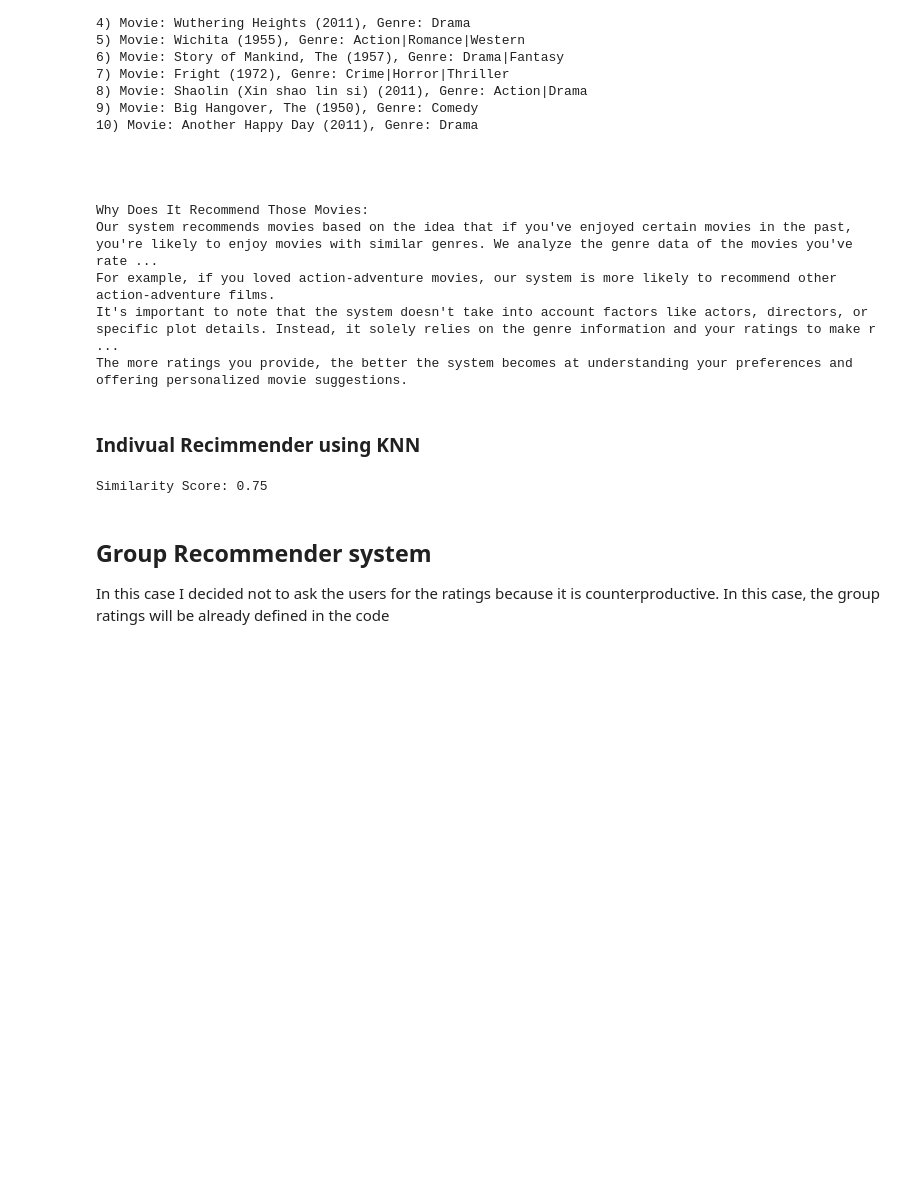
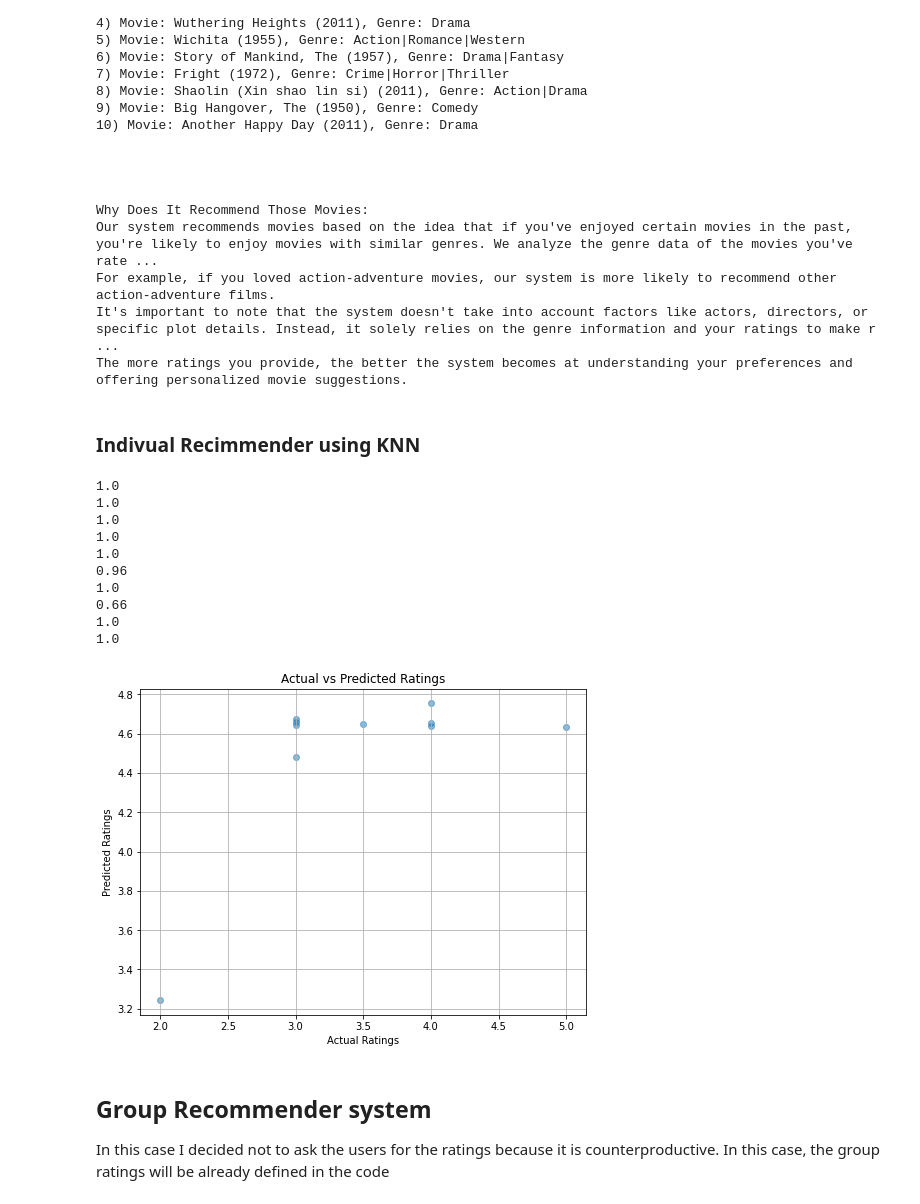
Before and after one commit to Boris0318/RecommenderSystems, a Jupyter notebook: main.ipynb, the cells around one changed output. Saved outputs shown, nothing was run; the diff lists cells and outputs as text; code cells hidden in the pictures; blank space fills up the shorter version.

```diff
--- a/main.ipynb
+++ b/main.ipynb
@@ -96,0 +259,4 @@ def recommendKNN(movie_ratings, new_user_id, ratings_df):
+# %%
+user_id = 6
+movie_ratings = get_user_ratings(user_id, ratings_df)
+recommendKNN(movie_ratings, user_id, ratings_df)
@@ -296,22 +482,6 @@ def predictRating(user_ratings, movie_to_predict_id):
 
     return weighted_sum
 
-ratings = {
-    "Action": 5,
-    "Drama": 1,
-    }
-
-contains_genres = {
-    "Drama": True,
-    "Action": False,
-}
-
-user_ratings_ex = {1: 5.0, 4867: 1.0, 2: 5.0, 364: 4.0, 6377: 4.0}
-movie_id_ex = 1
-
-predicted_rating = predictRating(user_ratings_ex, movie_id_ex)
-print(predicted_rating)
-
 
 def getAllGenres(movies_df):
     genres_column = movies_df['genres']
@@ -414,22 +570,3 @@ for i, (movie_id, rating) in enumerate(sorted_movies[:10], 1):
     print(f"{i}. Movie ID: {movie_id}, Rating: {rating}")
 for i, (movie_id, rating) in enumerate(sorted_movies[:10], 1):
     print(f"{i}. Movie : {get_movie_name(movie_id)}, Rating: {rating}")
-# %%
-import difflib
-
-def calculate_string_similarity(string1, string2):
-    # Create a SequenceMatcher object
-    similarity = difflib.SequenceMatcher(None, string1, string2)
-
-    # Get the similarity ratio between the two strings
-    similarity_ratio = similarity.ratio()
-
-    return similarity_ratio
-
-# Example usage:
-string1 = "1930"
-string2 = "1920"
-similarity_score = calculate_string_similarity(string1, string2)
-print("Similarity Score: {:.2f}".format(similarity_score))
-# %% [output]
-Similarity Score: 0.75
@@ -435,0 +577,39 @@ Similarity Score: 0.75
+# %%
+def test_tags_based(movies_df, ratings_df):
+    # Convert ratings_df to a list of records
+    ratings_list = list(ratings_df.to_records(index=False))
+
+    # Use random.sample on the list of records
+    random_ratings = random.sample(ratings_list, 10)
+
+    actual_ratings = []  # Actual ratings (x-axis)
+    predicted_ratings = []  # Predicted ratings (y-axis)
+
+    for record in random_ratings:
+        user_id, movie_id, actual_rating = record
+
+        predicted_rating = predict_ratings_tags(user_id, movie_id, ratings_df, genome_scores_df, genome_tags_df)
+
+        actual_ratings.append(actual_rating)
+        predicted_ratings.append(predicted_rating)
+
+    # Plot actual vs predicted ratings
+    plt.figure(figsize=(8, 6))
+    plt.scatter(actual_ratings, predicted_ratings, alpha=0.5)
+    plt.xlabel('Actual Ratings')
+    plt.ylabel('Predicted Ratings')
+    plt.title('Actual vs Predicted Ratings')
+    plt.grid(True)
+    plt.show()
+# %% [output]
+1.0
+1.0
+1.0
+1.0
+1.0
+0.96
+1.0
+0.66
+1.0
+1.0
+[figure, added]
```
Also changed, not shown: parts of 10 cells of this notebook, 1 other file.
